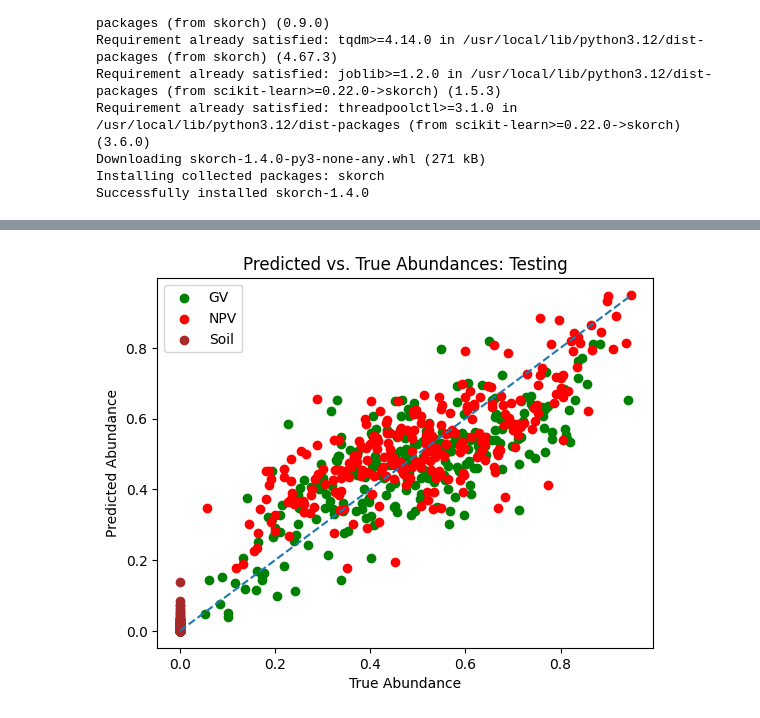
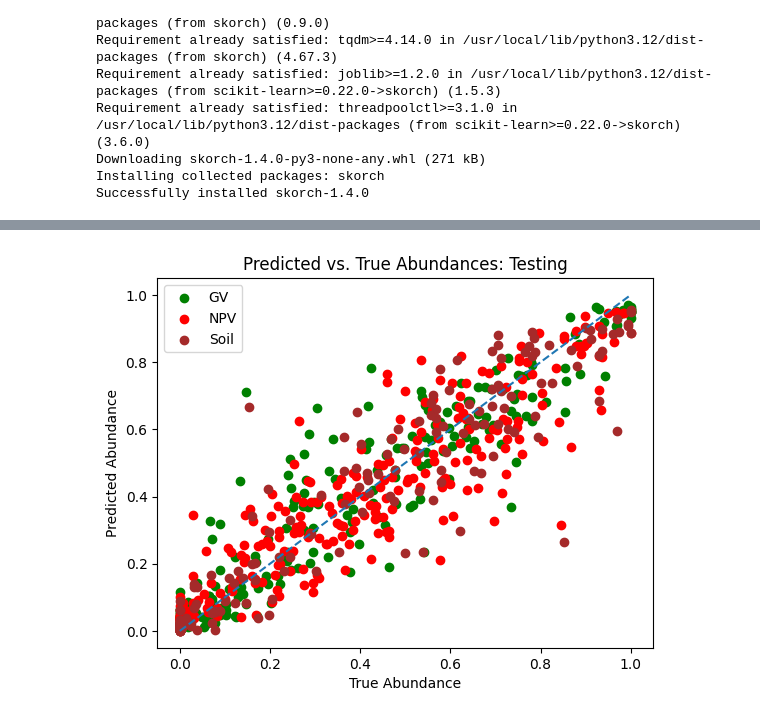
Before and after one commit to ahmed-zunaira/UTAT-Onboarding-Project, a Jupyter notebook: UTAT_DL_Onboarding_Tuning_Hyperparameters.ipynb, the cells around one changed output, grey strips where cells are left out. Drawn from its saved outputs; the diff is of its cells as text; code cells hidden in the pictures.

Commit message:
Fixed data usage in hyperparameter tuning.

```diff
--- a/UTAT_DL_Onboarding_Tuning_Hyperparameters.ipynb
+++ b/UTAT_DL_Onboarding_Tuning_Hyperparameters.ipynb
@@ -44,6 +44,18 @@ with open(file_path, 'r') as csvfile:
 data_np = np.array(data)
 data_tensor = torch.from_numpy (data_np[1:,7:].astype(np.float32))
 labels_tensor = torch.from_numpy (data_np[1:, 1:4].astype(np.float32))
+
+dataset = TensorDataset(data_tensor, labels_tensor)
+data_train, data_val, data_test = random_split(dataset, [0.7, 0.15, 0.15])
+
+# combining data for grid search
+all_indices = data_train.indices + data_val.indices
+
+data_train_val = data_tensor[all_indices]
+labels_train_val = labels_tensor[all_indices]
+
+data_train_val_np = data_train_val.numpy()
+labels_train_val_np = labels_train_val.numpy()
 # %%
 # defining MLP with hyperparameters (layer size, activation function, and normalization scheme)
 
@@ -95,19 +107,24 @@ param_dist = {
     'module__neurons2': [16, 32, 64, 128],
     'module__activation': ['relu', 'leaky_relu', 'tanh', 'silu'],
     'module__normalization': ['layer_norm', 'none'],
-    'batch_size' : [16, 32, 64]
+    'batch_size' : [16, 32, 64],
+    'lr' : [0.0001, 0.001, 0.01],
+    'optimizer__weight_decay' : [1e-4, 1e-3, 1e-2]
 }
 
 # define search
-search = GridSearchCV (estimator=model, param_grid=param_dist, scoring='r2', cv=3)
+search = RandomizedSearchCV (estimator=model, param_distributions=param_dist, n_iter=200,scoring='r2', cv=3, random_state=1)
 
-data_np = data_tensor.numpy()
-labels_np = labels_tensor.float().numpy()
+start_time = time.time()
 
 # execute search
-result = search.fit(data_np, labels_np)
+result = search.fit(data_train_val_np, labels_train_val_np)
+
+end_time = time.time()
+total_time = end_time - start_time
 
 # summarize result
 print ("Best score:", result.best_score_)
 print ("Best Hyperparameters: ", result.best_params_)
+print ("Search took: {:.2f} seconds".format(total_time))
 # %% [output]
@@ -293,5 +295,5 @@ def train_MLP (net, batch_size, data_tensor, labels_tensor, num_epochs=30):
 # %%
 mlp = MLP(result.best_params_['module__neurons1'], result.best_params_['module__neurons2'], result.best_params_['module__activation'], result.best_params_['module__normalization'])
 
-epoch_val = train_MLP(mlp, result.best_params_['batch_size'], data_tensor, labels_tensor, 100)
+epoch_val = train_MLP(mlp, result.best_params_['batch_size'], data_train, data_val, result.best_params_['lr'], result.best_params_['optimizer__weight_decay'], 100)
 # %% [output]
@@ -321,9 +323,9 @@ plot_r2('val', 100)
 # %%
-mlp = MLP()
+mlp = MLP(result.best_params_['module__neurons1'], result.best_params_['module__neurons2'], result.best_params_['module__activation'], result.best_params_['module__normalization'])
 
-train_MLP(mlp, result.best_params_['batch_size'], data_tensor, labels_tensor, epoch_val)
+train_MLP(mlp, result.best_params_['batch_size'], data_train, data_val, result.best_params_['lr'], result.best_params_['optimizer__weight_decay'], epoch_val)
 
-test_r2, test_loss = test_MLP(mlp, result.best_params_['batch_size'], data_tensor, labels_tensor)
+test_r2, test_loss = test_MLP(mlp, data_test, result.best_params_['batch_size'])
 
 print ("R-Squared value of testing data:", test_r2)
 plot_test()
@@ -348 +350 @@ R-Squared value of testing data: 0.3781321048736572
-[figure, old version]
+[figure, new version]
```
Also changed, not shown: parts of 6 cells of this notebook.
